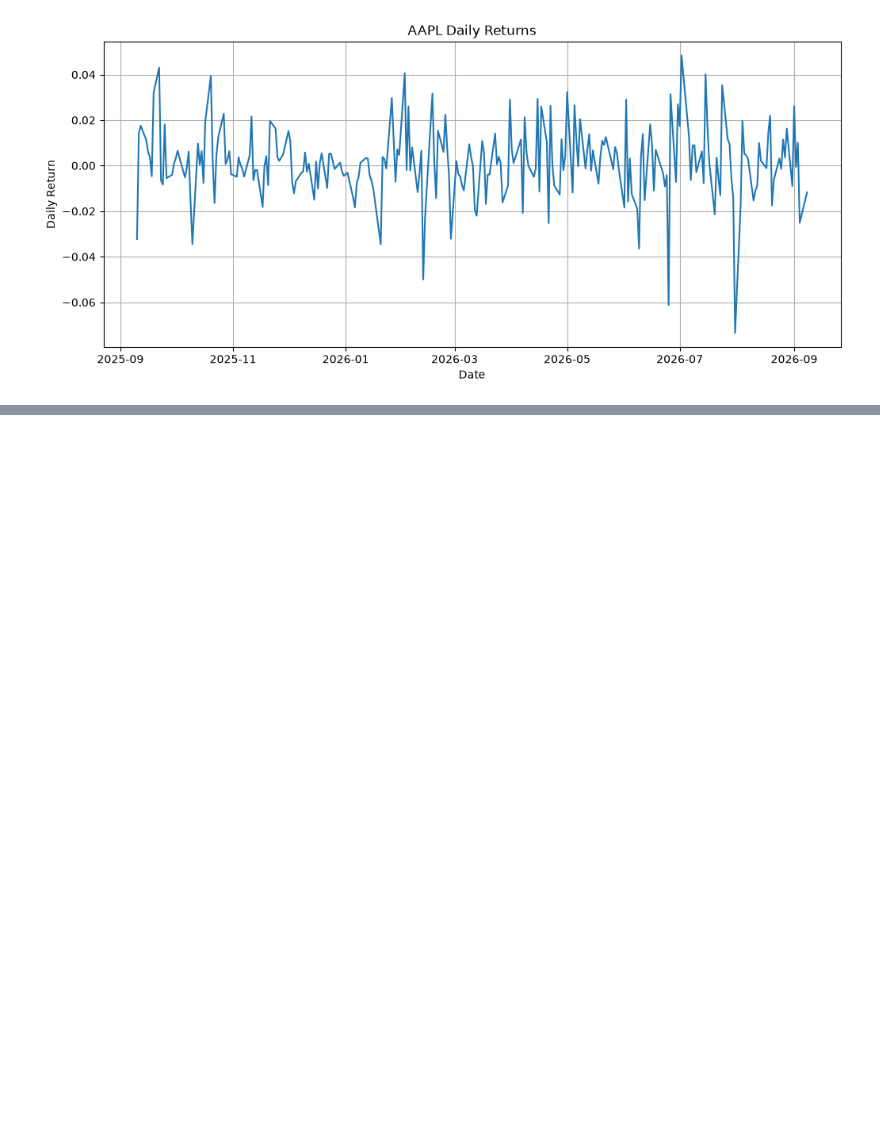
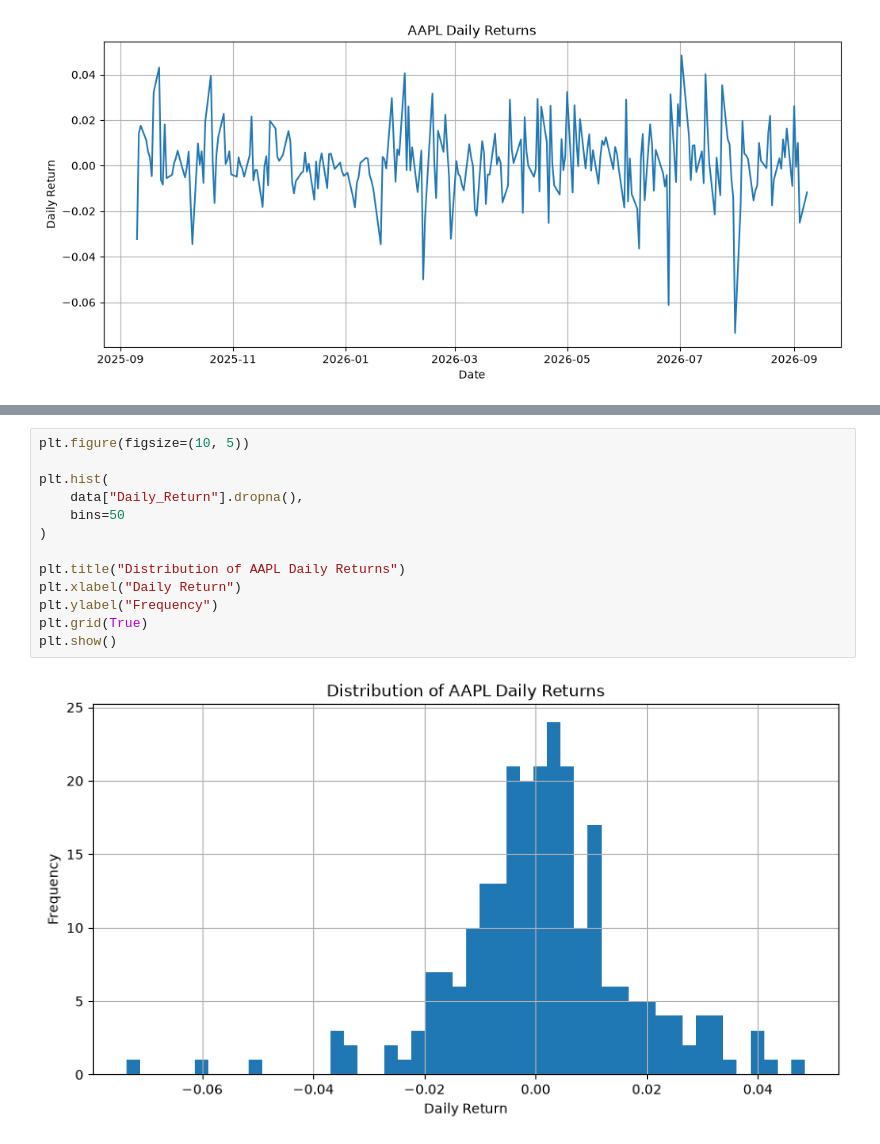
Before and after one commit to gunikatulsyan/EquiLens, a Jupyter notebook: notebooks/01_data_exploration.ipynb, the cells around one changed output, grey strips where cells are left out. Drawn from its saved outputs; the diff is of its cells as text; blank space fills up the shorter version.

```diff
--- a/notebooks/01_data_exploration.ipynb
+++ b/notebooks/01_data_exploration.ipynb
@@ -117,0 +193,15 @@ plt.show()
+# %%
+plt.figure(figsize=(10, 5))
+
+plt.hist(
+    data["Daily_Return"].dropna(),
+    bins=50
+)
+
+plt.title("Distribution of AAPL Daily Returns")
+plt.xlabel("Daily Return")
+plt.ylabel("Frequency")
+plt.grid(True)
+plt.show()
+# %% [output]
+[figure, added]
```
Also changed, not shown: parts of 15 cells of this notebook.
